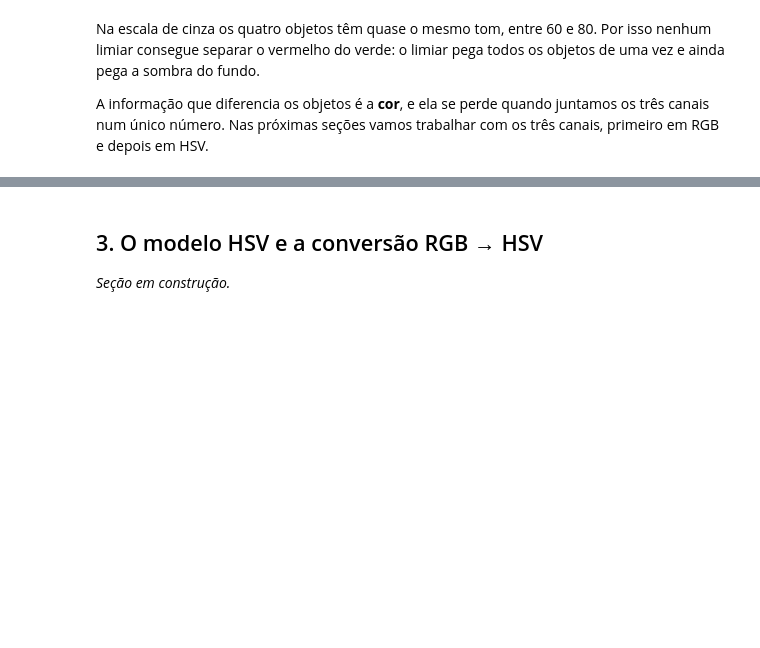
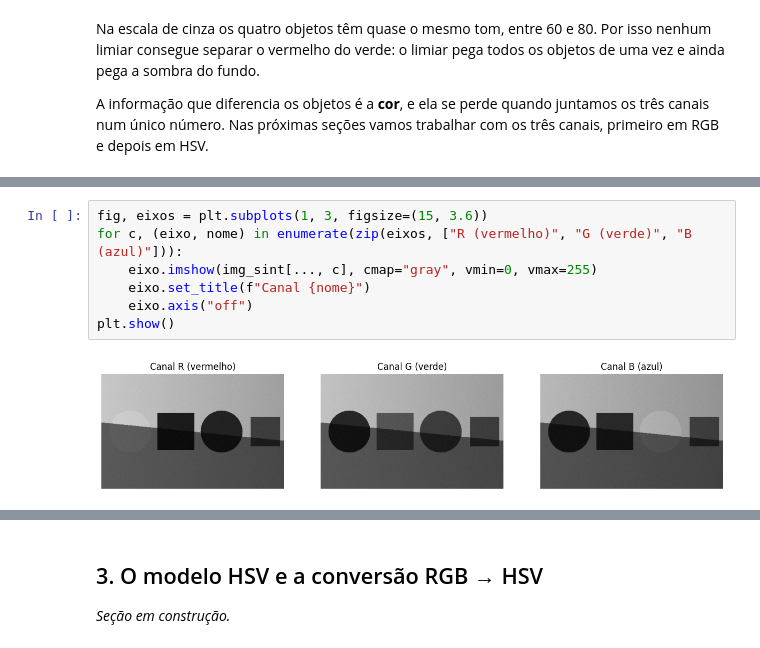
Before and after one commit to Joaogmos/computacao-visual-projeto2, a Jupyter notebook: tutorial_segmentacao_cor.ipynb, the cells around one changed output, grey strips where cells are left out. Cells and saved outputs as stored; diff of their text form; blank space fills up the shorter version.

```diff
--- a/tutorial_segmentacao_cor.ipynb
+++ b/tutorial_segmentacao_cor.ipynb
@@ -145,0 +166,9 @@ A informação que diferencia os objetos é a **cor**, e ela se perde quando jun
+# %%
+fig, eixos = plt.subplots(1, 3, figsize=(15, 3.6))
+for c, (eixo, nome) in enumerate(zip(eixos, ["R (vermelho)", "G (verde)", "B (azul)"])):
+    eixo.imshow(img_sint[..., c], cmap="gray", vmin=0, vmax=255)
+    eixo.set_title(f"Canal {nome}")
+    eixo.axis("off")
+plt.show()
+# %% [output]
+[figure, added]
```
Also changed, not shown: parts of 8 cells of this notebook.
